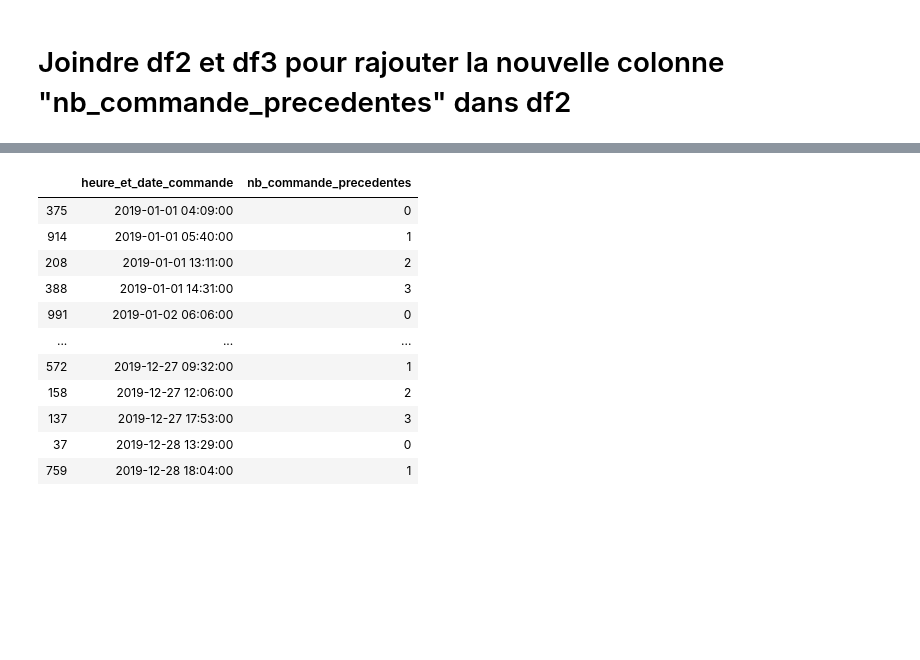
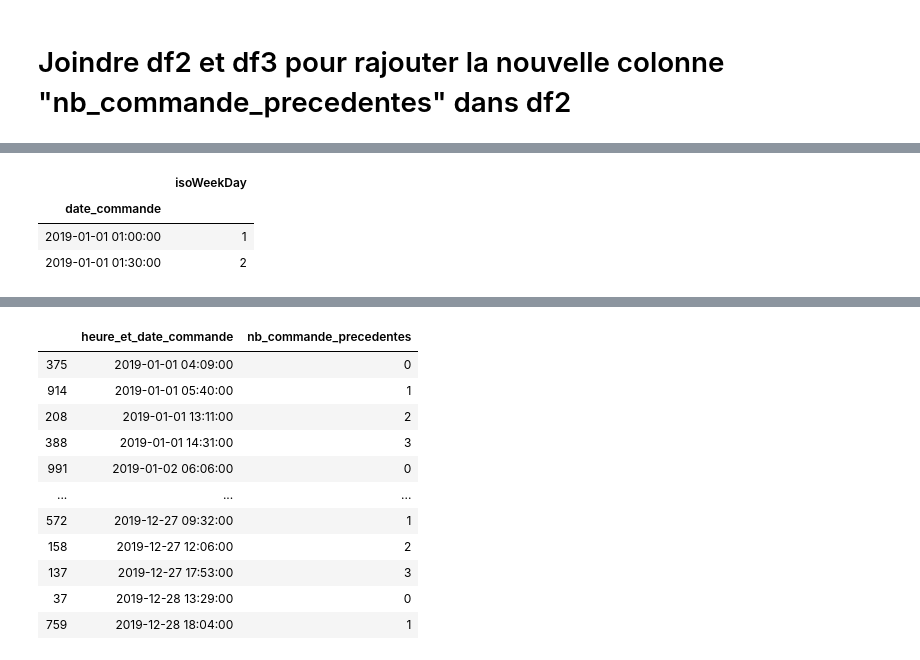
Before and after one commit to Veinozor8047/esilv_5a, a Jupyter notebook: simulation_envoi_colis.ipynb, the cells around one changed output, grey strips where cells are left out. Cells and saved outputs as stored; diff of their text form; code cells hidden in the pictures; blank space fills up the shorter version.

```diff
--- a/simulation_envoi_colis.ipynb
+++ b/simulation_envoi_colis.ipynb
@@ -150,0 +171,11 @@ df7.pivot_table(index=["date_commande", "nb_commande_precedentes"])
+# %%
+freq    = '1d'
+freq    = '30min'
+grouper = pd.Grouper(key='date_commande', freq=freq)
+_       = df2[['date_commande', 'isoWeekDay']].groupby(grouper).count()
+_.head(2)
+# %% [output]
+|  | isoWeekDay |
+| date_commande |  |
+| 2019-01-01 01:00:00 | 1 |
+| 2019-01-01 01:30:00 | 2 |
```
Also changed, not shown: parts of 11 cells of this notebook.
